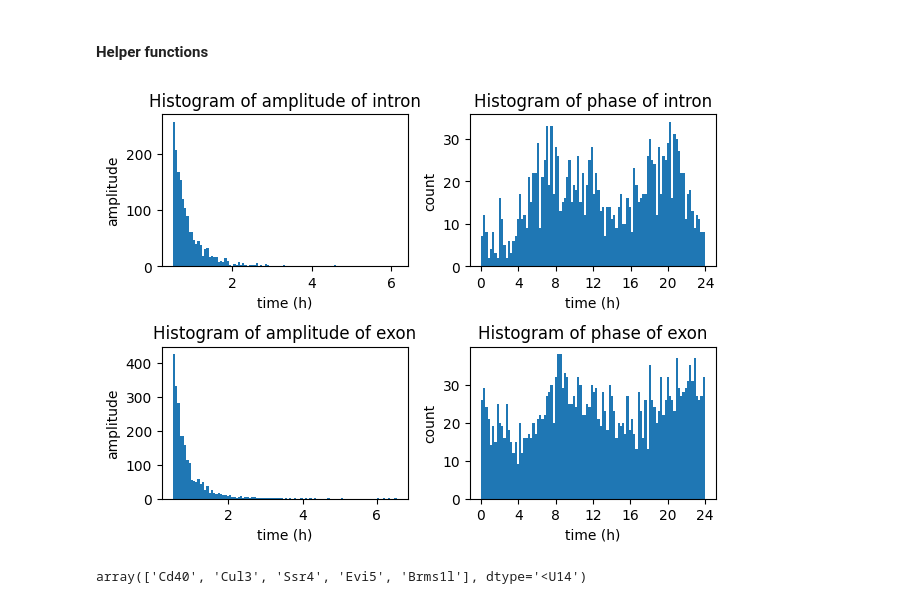
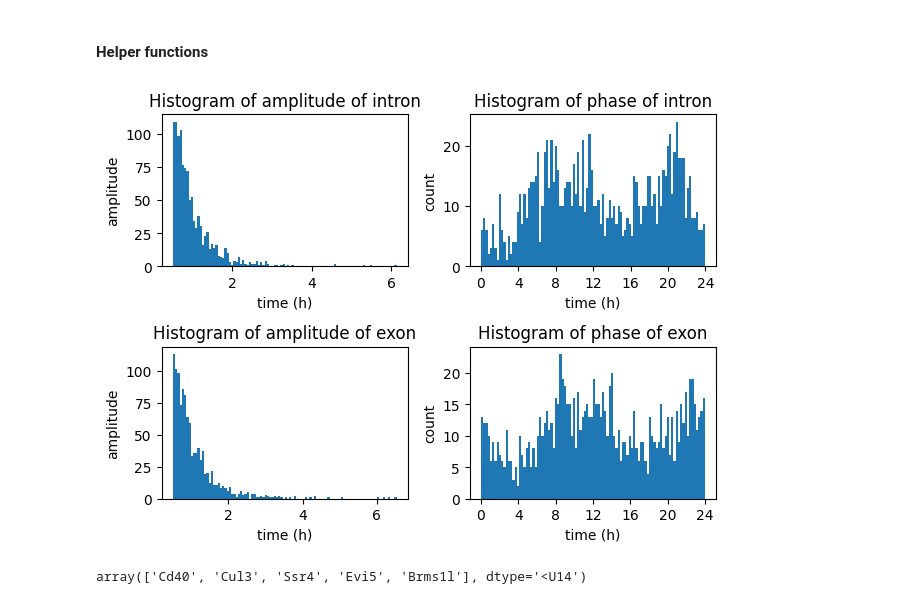
Before and after one commit to morri4shao/Genome-to-Function-class-project3, a Jupyter notebook: Exercise_Week11_12_B_final_FN.ipynb, the cells around one changed output. Cells and saved outputs as stored; diff of their text form; code cells hidden in the pictures.

Commit message:
added plots for Exercise2

```diff
--- a/Exercise_Week11_12_B_final_FN.ipynb
+++ b/Exercise_Week11_12_B_final_FN.ipynb
@@ -554,14 +554,15 @@ results_intron = process_data(dat, 'Intron', Ts, T, N)
 results_exon = process_data(dat, 'Exon', Ts, T, N)
 
 # Select rhythmic genes based on p-value
-ii=np.logical_and(results_intron['pv'] < 0.01,results_intron['amp'] > 0.5)
-ie=np.logical_and(results_exon['pv'] < 0.01,results_exon['amp'] > 0.5)
+ii=np.logical_and(results_intron['pv'] < 0.01,results_exon['pv'] < 0.01)
+ii = np.logical_and(ii,results_intron['amp'] > 0.5)
+ii = np.logical_and(ii,results_exon['amp'] > 0.5)
 # %%
 #using ii as index, extract the rythmic genes true in ii from results_intron and plot them in a histogram
 amp_intron = results_intron['amp'][ii]
 ph_intron = results_intron['phase'][ii]
-amp_exon = results_exon['amp'][ie]
-ph_exon = results_exon['phase'][ie]
+amp_exon = results_exon['amp'][ii]
+ph_exon = results_exon['phase'][ii]
 
 #make a subplot with 4 histograms, one for amp_intron and one for ph_intron, one for amp_exon and one for ph_exon
 #plot 1:
@@ -569,34 +570,34 @@ plt.subplot(2, 2, 1)
 plt.hist(amp_intron, bins=100)
 plt.title('Histogram of amplitude of intron')
 plt.xlabel('time (h)')
 plt.ylabel('amplitude')
 
 #plot 2:
 plt.subplot(2, 2, 2)
 plt.hist(ph_intron, bins=100)
 plt.title('Histogram of phase of intron')
 plt.xlabel('time (h)')
 plt.ylabel('count')
 plt.xticks(np.arange(0, 28, 4))
 #plot 3:
 plt.subplot(2, 2, 3)
 plt.hist(amp_exon, bins=100)
 plt.title('Histogram of amplitude of exon')
 plt.xlabel('time (h)')
 plt.ylabel('amplitude')
 #plot 4:
 plt.subplot(2, 2, 4)
 plt.hist(ph_exon, bins=100)
 plt.title('Histogram of phase of exon')
 plt.xlabel('time (h)')
 plt.ylabel('count')
 plt.xticks(np.arange(0, 28, 4))
 
 #seperate the subplots wider
 plt.tight_layout()
 plt.show()
 # %% [output]
-[figure, old version]
+[figure, new version]
 # %%
 # Get the indices of the top 5 amplitudes in the original array
 top_5_amplitude_indices_intron = np.argsort(results_intron['amp'][ii])[::-1][:5]
```
Also changed, not shown: parts of 1 cell of this notebook.
